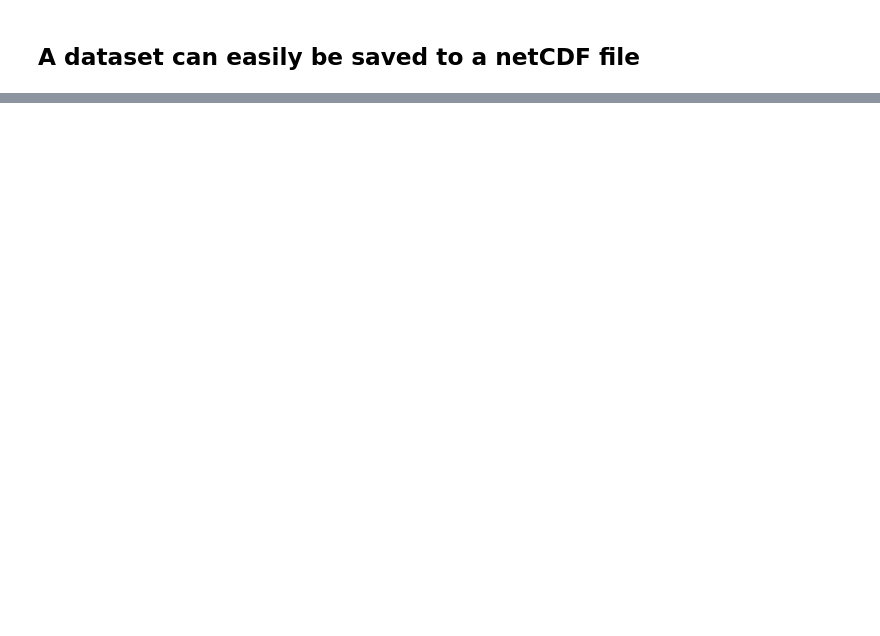
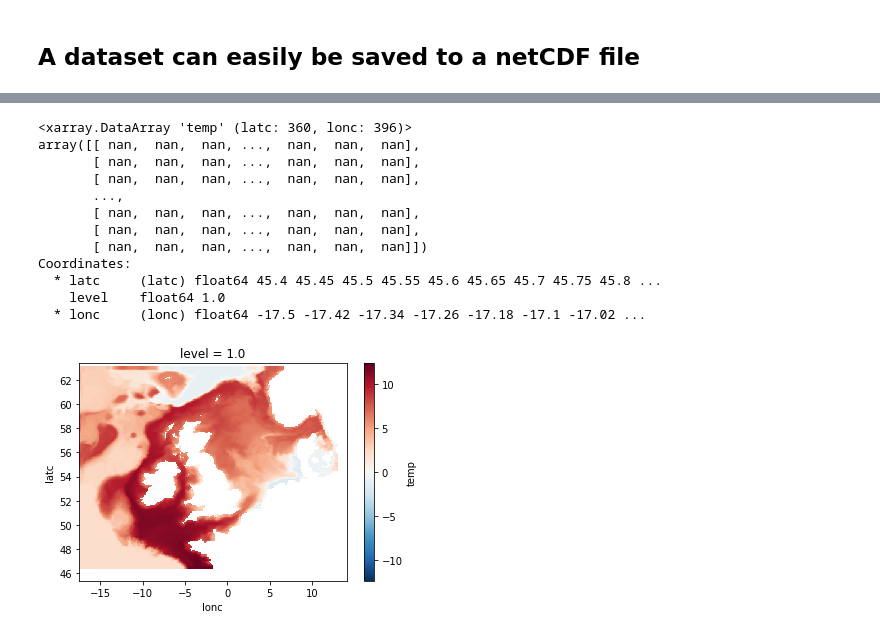
Before and after one commit to ueapy/pythoncourse2018-materials, a Jupyter notebook: notebooks/18-NetCDF-Intro.ipynb, the cells around one changed output, grey strips where cells are left out. Cells and saved outputs as stored; diff of their text form; code cells hidden in the pictures; blank space fills up the shorter version.

```diff
--- a/notebooks/18-NetCDF-Intro.ipynb
+++ b/notebooks/18-NetCDF-Intro.ipynb
@@ -355,0 +496,19 @@ print(type( GETM['temp'])   )
+# %%
+bedtemp=GETM['temp'].isel(level=0).mean('time')
+bedtemp.plot()
+bedtemp
+#plt.scatter(bathy,bedtemp)
+# %% [output]
+<xarray.DataArray 'temp' (latc: 360, lonc: 396)>
+array([[ nan,  nan,  nan, ...,  nan,  nan,  nan],
+       [ nan,  nan,  nan, ...,  nan,  nan,  nan],
+       [ nan,  nan,  nan, ...,  nan,  nan,  nan],
+       ...,
+       [ nan,  nan,  nan, ...,  nan,  nan,  nan],
+       [ nan,  nan,  nan, ...,  nan,  nan,  nan],
+       [ nan,  nan,  nan, ...,  nan,  nan,  nan]])
+Coordinates:
+  * latc     (latc) float64 45.4 45.45 45.5 45.55 45.6 45.65 45.7 45.75 45.8 ...
+    level    float64 1.0
+  * lonc     (lonc) float64 -17.5 -17.42 -17.34 -17.26 -17.18 -17.1 -17.02 ...
+[figure, added]
```
Also changed, not shown: parts of 32 cells of this notebook.
